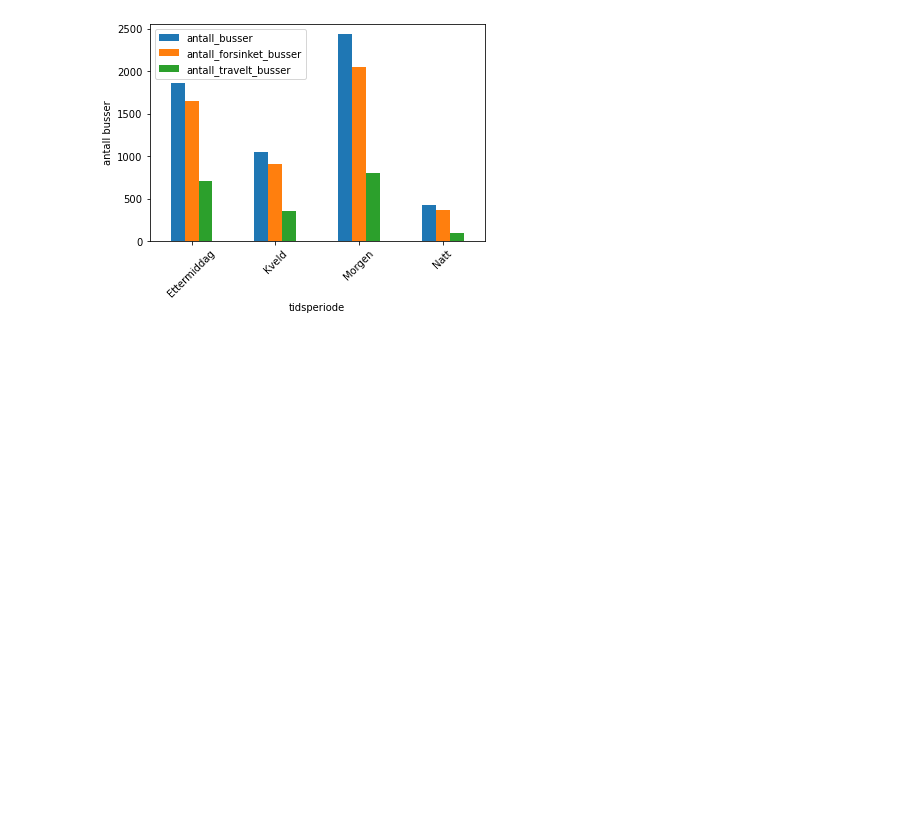
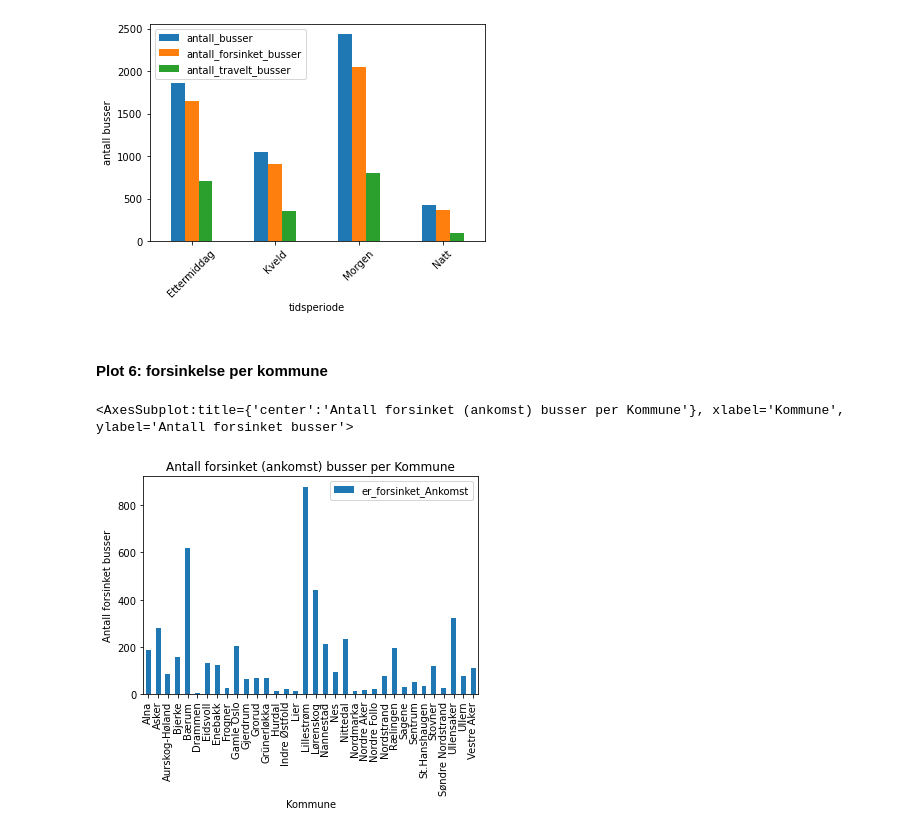
Before and after one commit to NimaAB/DAVE3625_Assignment_1, a Jupyter notebook: start.ipynb, the cells around one changed output. Saved outputs shown, nothing was run; the diff lists cells and outputs as text; code cells hidden in the pictures; blank space fills up the shorter version.

```diff
--- a/start.ipynb
+++ b/start.ipynb
@@ -341,3 +304,13 @@ overview
 | 2 | Morgen | 2439 | 2050 | 801 |
 | 3 | Natt | 426 | 370 | 96 |
 [figure]
+# %% [markdown]
+#### Plot 6: forsinkelse per kommune
+# %%
+#Plotet skal vise hvilken Kommune har mest forsinkelse.
+
+forsinket_ankomst_per_kommune = df.groupby('Kommune', as_index=False).agg({'er_forsinket_Ankomst':'sum'})
+forsinket_ankomst_per_kommune.plot.bar(rot=90, x='Kommune', ylabel='Antall forsinket busser', title='Antall forsinket (ankomst) busser per Kommune')
+# %% [output]
+<AxesSubplot:title={'center':'Antall forsinket (ankomst) busser per Kommune'}, xlabel='Kommune', ylabel='Antall forsinket busser'>
+[figure, added]
```
Also changed, not shown: parts of 8 cells of this notebook.
